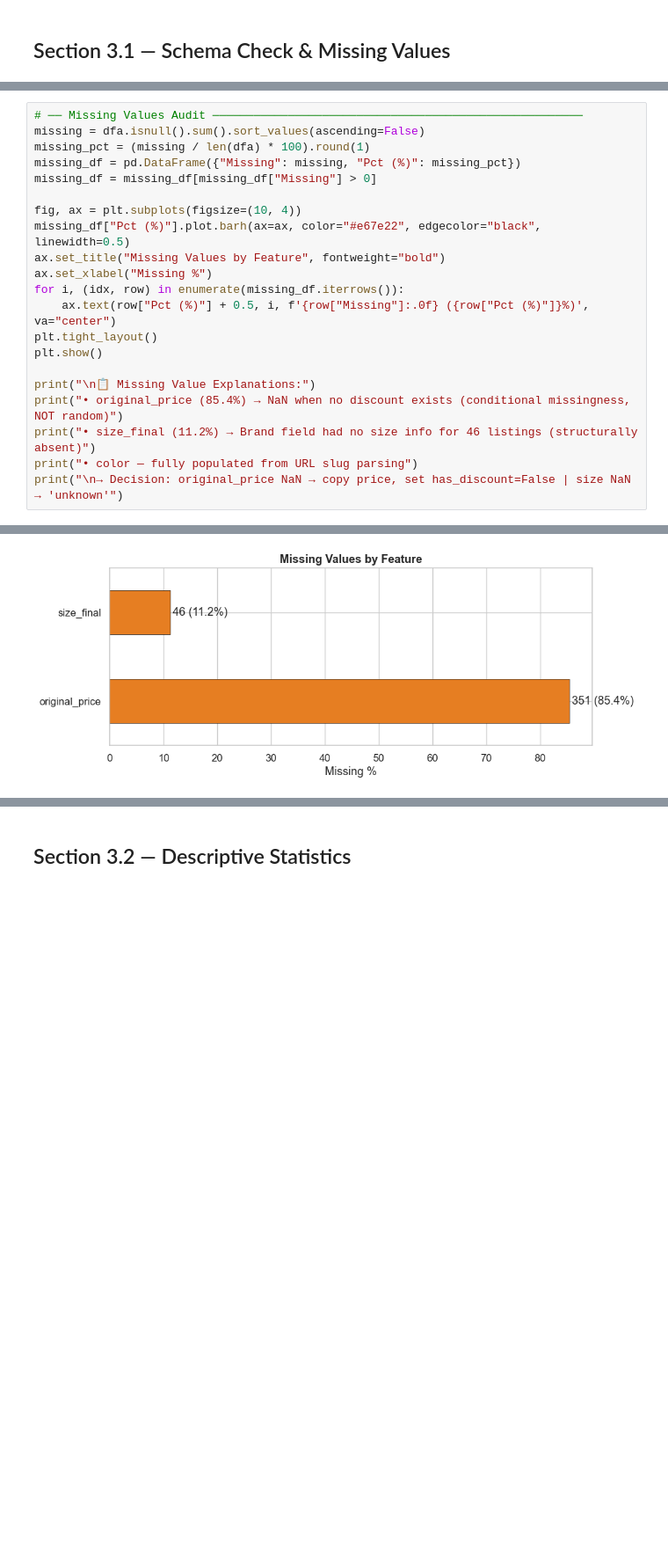
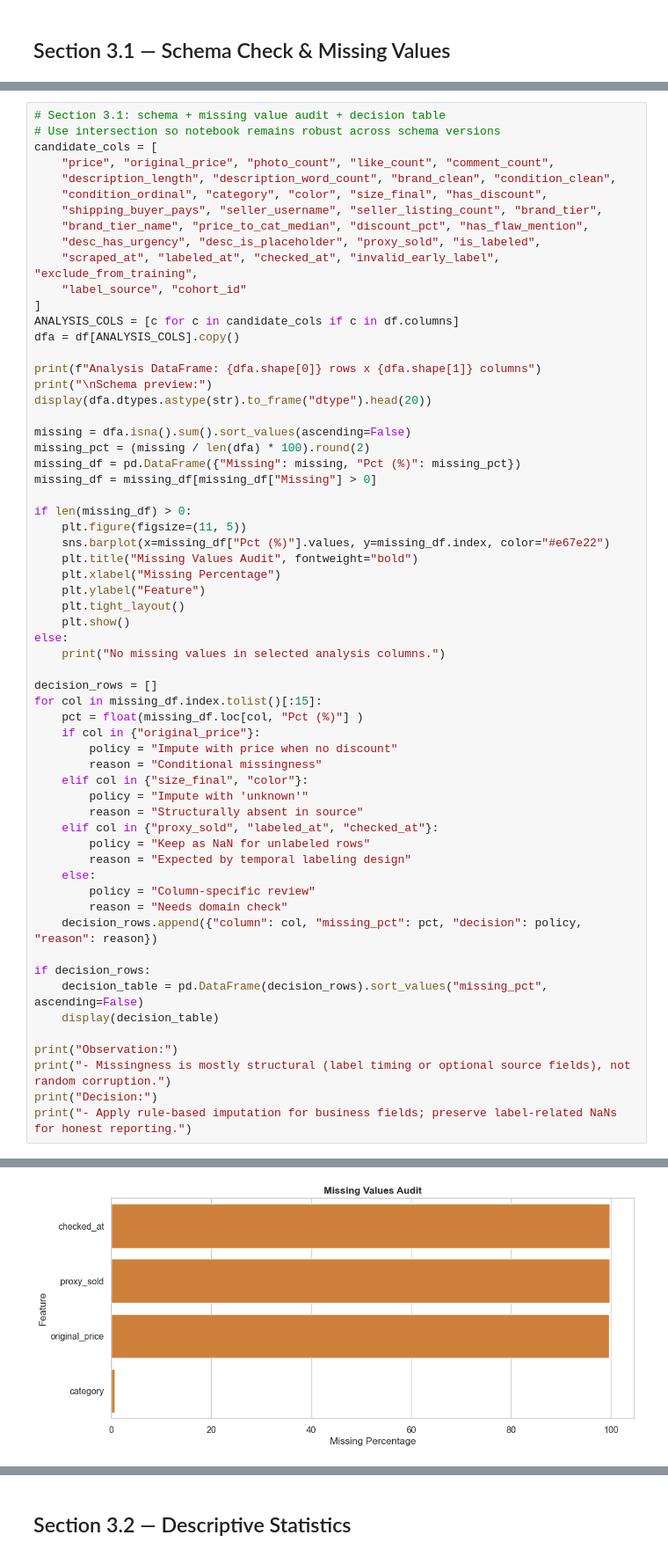
Before and after one commit to thefcan/dolap-sale-prediction, a Jupyter notebook: notebooks/01_eda_presentation.ipynb, the cells around one changed output, grey strips where cells are left out. Shown at 88% size. Cells and saved outputs as stored; diff of their text form; blank space fills up the shorter version.

Commit message:
feat: update merged dataset, notebook analysis, and dataset pipeline

```diff
--- a/notebooks/01_eda_presentation.ipynb
+++ b/notebooks/01_eda_presentation.ipynb
@@ -181,22 +220,62 @@ memory usage: 66.4+ KB
 # %%
-# ── Missing Values Audit ──────────────────────────────────────────────────────
-missing = dfa.isnull().sum().sort_values(ascending=False)
-missing_pct = (missing / len(dfa) * 100).round(1)
+# Section 3.1: schema + missing value audit + decision table
+# Use intersection so notebook remains robust across schema versions
+candidate_cols = [
+    "price", "original_price", "photo_count", "like_count", "comment_count",
+    "description_length", "description_word_count", "brand_clean", "condition_clean",
+    "condition_ordinal", "category", "color", "size_final", "has_discount",
+    "shipping_buyer_pays", "seller_username", "seller_listing_count", "brand_tier",
+    "brand_tier_name", "price_to_cat_median", "discount_pct", "has_flaw_mention",
+    "desc_has_urgency", "desc_is_placeholder", "proxy_sold", "is_labeled",
+    "scraped_at", "labeled_at", "checked_at", "invalid_early_label", "exclude_from_training",
+    "label_source", "cohort_id"
+]
+ANALYSIS_COLS = [c for c in candidate_cols if c in df.columns]
+dfa = df[ANALYSIS_COLS].copy()
+
+print(f"Analysis DataFrame: {dfa.shape[0]} rows x {dfa.shape[1]} columns")
+print("\nSchema preview:")
+display(dfa.dtypes.astype(str).to_frame("dtype").head(20))
+
+missing = dfa.isna().sum().sort_values(ascending=False)
+missing_pct = (missing / len(dfa) * 100).round(2)
 missing_df = pd.DataFrame({"Missing": missing, "Pct (%)": missing_pct})
 missing_df = missing_df[missing_df["Missing"] > 0]
 
-fig, ax = plt.subplots(figsize=(10, 4))
-missing_df["Pct (%)"].plot.barh(ax=ax, color="#e67e22", edgecolor="black", linewidth=0.5)
-ax.set_title("Missing Values by Feature", fontweight="bold")
-ax.set_xlabel("Missing %")
-for i, (idx, row) in enumerate(missing_df.iterrows()):
-    ax.text(row["Pct (%)"] + 0.5, i, f'{row["Missing"]:.0f} ({row["Pct (%)"]}%)', va="center")
-plt.tight_layout()
-plt.show()
+if len(missing_df) > 0:
+    plt.figure(figsize=(11, 5))
+    sns.barplot(x=missing_df["Pct (%)"].values, y=missing_df.index, color="#e67e22")
+    plt.title("Missing Values Audit", fontweight="bold")
+    plt.xlabel("Missing Percentage")
+    plt.ylabel("Feature")
+    plt.tight_layout()
+    plt.show()
+else:
+    print("No missing values in selected analysis columns.")
 
-print("\n📋 Missing Value Explanations:")
-print("• original_price (85.4%) → NaN when no discount exists (conditional missingness, NOT random)")
-print("• size_final (11.2%) → Brand field had no size info for 46 listings (structurally absent)")
-print("• color — fully populated from URL slug parsing")
-print("\n→ Decision: original_price NaN → copy price, set has_discount=False | size NaN → 'unknown'")
+decision_rows = []
+for col in missing_df.index.tolist()[:15]:
+    pct = float(missing_df.loc[col, "Pct (%)"] )
+    if col in {"original_price"}:
+        policy = "Impute with price when no discount"
+        reason = "Conditional missingness"
+    elif col in {"size_final", "color"}:
+        policy = "Impute with 'unknown'"
+        reason = "Structurally absent in source"
+    elif col in {"proxy_sold", "labeled_at", "checked_at"}:
+        policy = "Keep as NaN for unlabeled rows"
+        reason = "Expected by temporal labeling design"
+    else:
+        policy = "Column-specific review"
+        reason = "Needs domain check"
+    decision_rows.append({"column": col, "missing_pct": pct, "decision": policy, "reason": reason})
+
+if decision_rows:
+    decision_table = pd.DataFrame(decision_rows).sort_values("missing_pct", ascending=False)
+    display(decision_table)
+
+print("Observation:")
+print("- Missingness is mostly structural (label timing or optional source fields), not random corruption.")
+print("Decision:")
+print("- Apply rule-based imputation for business fields; preserve label-related NaNs for honest reporting.")
 # %% [output]
@@ -203 +302 @@ print("\n→ Decision: original_price NaN → copy price, set has_discount=False
-[figure, old version]
+[figure, new version]
```
Also changed, not shown: parts of 24 cells of this notebook, 6 other files.
